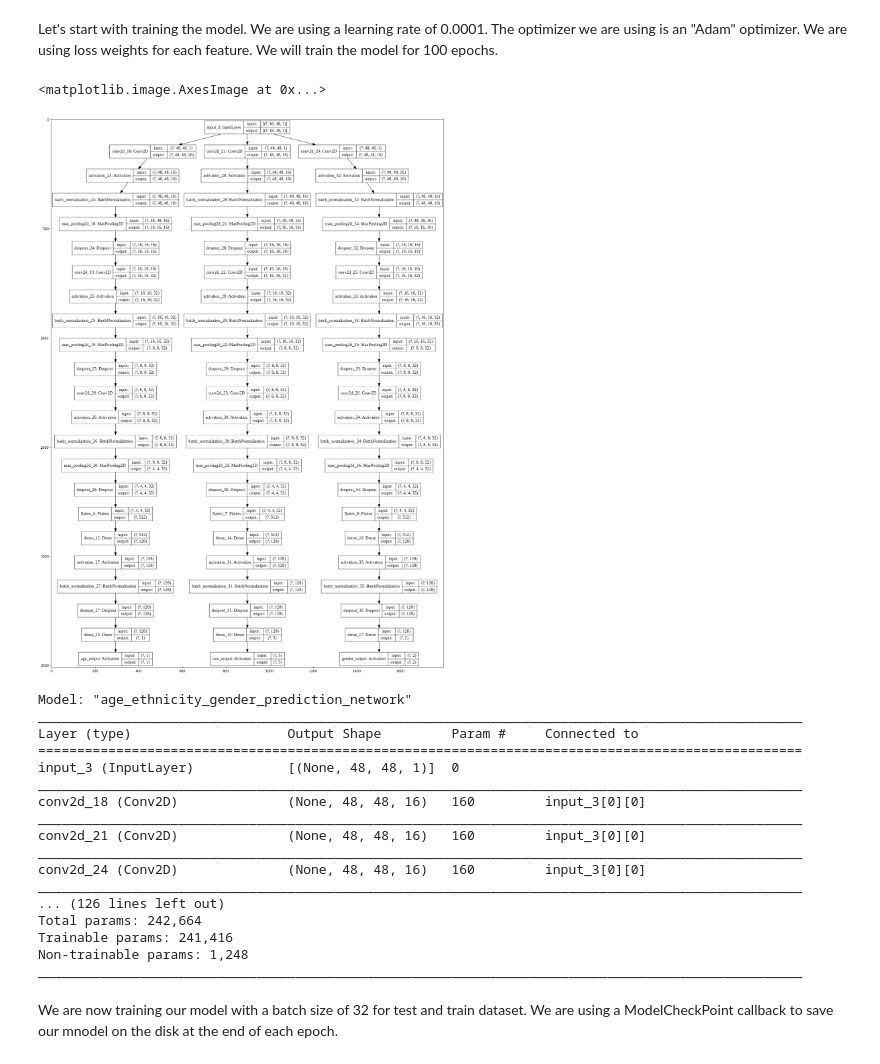
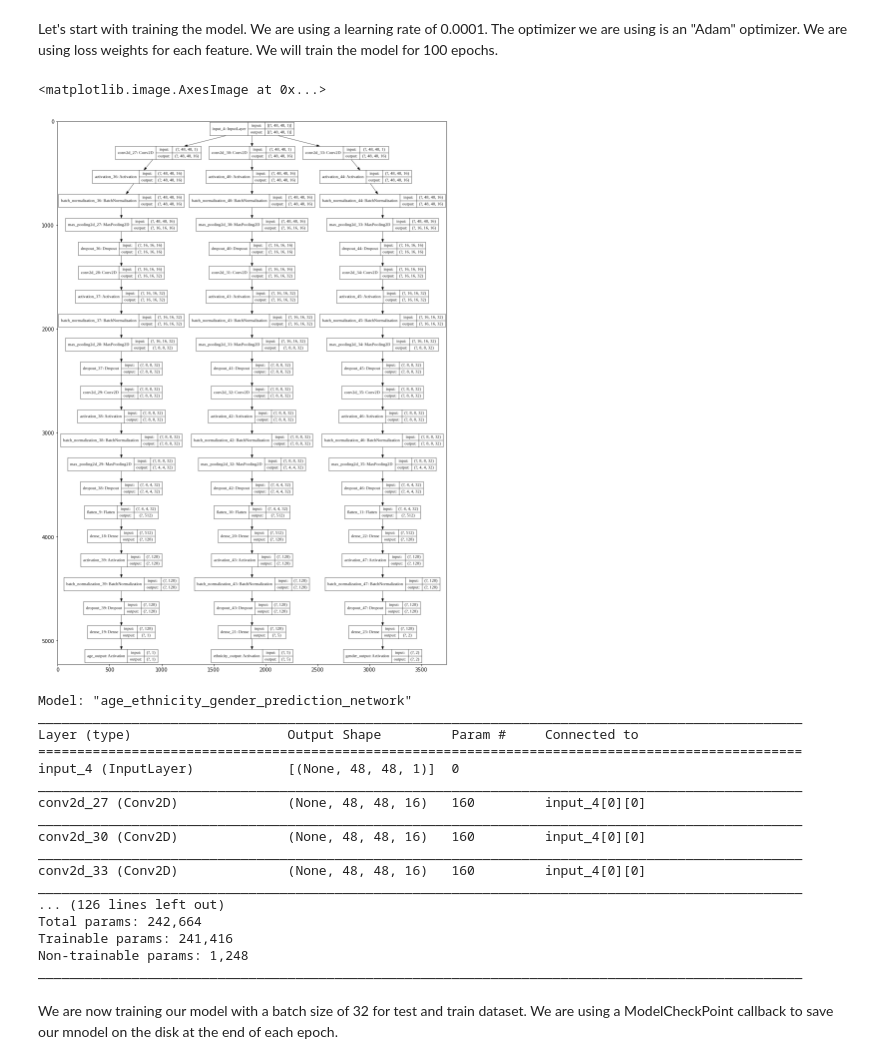
Before and after one commit to dmf49/cs5542FinalProject, a Jupyter notebook: project_dmf49.ipynb, the cells around one changed output. Saved outputs shown, nothing was run; the diff lists cells and outputs as text; code cells hidden in the pictures.

```diff
--- a/project_dmf49.ipynb
+++ b/project_dmf49.ipynb
@@ -354,7 +354,7 @@ class MultiOutputModel():
         x = BatchNormalization()(x)
         x = Dropout(0.5)(x)
         x = Dense(num_races)(x)
-        x = Activation("softmax", name="race_output")(x)
+        x = Activation("softmax", name="ethnicity_output")(x)
 
         return x
     ## Build gender branch
@@ -421,30 +421,30 @@ opt = Adam(lr=init_lr, decay=init_lr / epochs)
 model.compile(optimizer=opt,
               loss={
                   'age_output': 'mse',
-                  'race_output': 'categorical_crossentropy',
+                  'ethnicity_output': 'categorical_crossentropy',
                   'gender_output': 'binary_crossentropy'},
               loss_weights={
                   'age_output': 4.,
-                  'race_output': 1.5,
+                  'ethnicity_output': 1.5,
                   'gender_output': 0.1},
               metrics={
                   'age_output': 'mae',
-                  'race_output': 'accuracy',
+                  'ethnicity_output': 'accuracy',
                   'gender_output': 'accuracy'})
 # %%
 %matplotlib inline
 
 from keras.utils import plot_model
 import matplotlib.image as mpimg
 import matplotlib.pyplot as plt
-plot_model(model, to_file='mymodel.png', show_shapes=True,show_layer_names=True, expand_nested=True, dpi=96)
+plot_model(model, to_file='mymodel.png', show_shapes=True,show_layer_names=True, expand_nested=True, dpi=200)
 img = mpimg.imread('mymodel.png')
 
-plt.figure(figsize=(40, 30))
+plt.figure(figsize=(20,20))
 plt.imshow(img)
 # %% [output]
 <matplotlib.image.AxesImage at 0x...>
-[figure, old version]
+[figure, new version]
 # %%
 ## Here is the model summary
 model.summary()
@@ -453,13 +453,13 @@ Model: "age_ethnicity_gender_prediction_network"
 __________________________________________________________________________________________________
 Layer (type)                    Output Shape         Param #     Connected to
 ==================================================================================================
-input_3 (InputLayer)            [(None, 48, 48, 1)]  0
+input_4 (InputLayer)            [(None, 48, 48, 1)]  0
 __________________________________________________________________________________________________
-conv2d_18 (Conv2D)              (None, 48, 48, 16)   160         input_3[0][0]
+conv2d_27 (Conv2D)              (None, 48, 48, 16)   160         input_4[0][0]
 __________________________________________________________________________________________________
-conv2d_21 (Conv2D)              (None, 48, 48, 16)   160         input_3[0][0]
+conv2d_30 (Conv2D)              (None, 48, 48, 16)   160         input_4[0][0]
 __________________________________________________________________________________________________
-conv2d_24 (Conv2D)              (None, 48, 48, 16)   160         input_3[0][0]
+conv2d_33 (Conv2D)              (None, 48, 48, 16)   160         input_4[0][0]
 __________________________________________________________________________________________________
 ... (126 lines left out)
 Total params: 242,664
```
Also changed, not shown: parts of 6 cells of this notebook.
